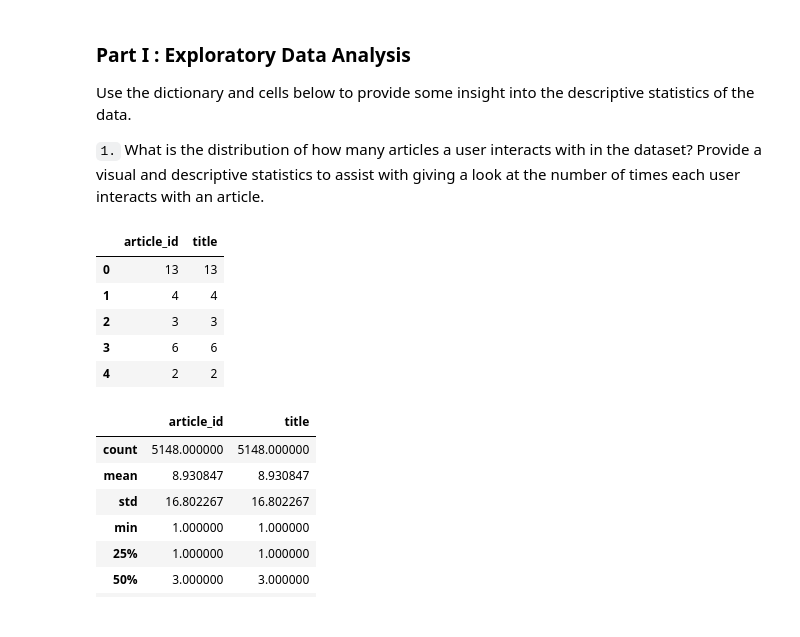
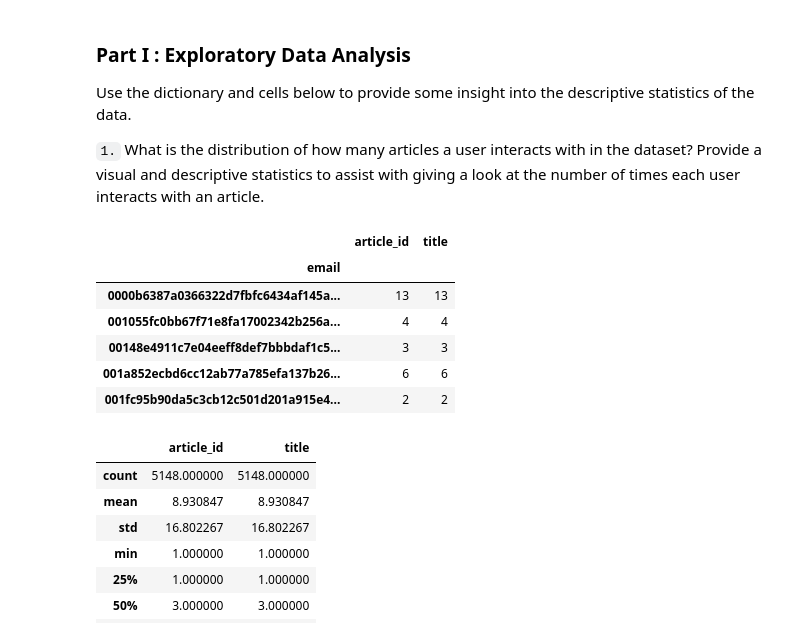
Before and after one commit to cerionXLII/RecommendationsWithIBM, a Jupyter notebook: src/Recommendations_with_IBM.ipynb, the cells around one changed output. Drawn from its saved outputs; the diff is of its cells as text; code cells hidden in the pictures.

```diff
--- a/src/Recommendations_with_IBM.ipynb
+++ b/src/Recommendations_with_IBM.ipynb
@@ -54,0 +83,4 @@ df_content.head()
+# %%
+#Convert the article_id to int
+df['article_id'] = df['article_id'].astype('int64')
+df.info()
@@ -61,15 +104,16 @@ Use the dictionary and cells below to provide some insight into the descriptive
 # %%
 articlesPerUser = (df.groupby(['email'])
                     .count()
-                    .reset_index(drop=True))
+                  )#.reset_index(drop=True))
 articlesPerUser.head()
 # %% [output]
 |  | article_id | title |
-| 0 | 13 | 13 |
-| 1 | 4 | 4 |
-| 2 | 3 | 3 |
-| 3 | 6 | 6 |
-| 4 | 2 | 2 |
+| email |  |  |
+| 0000b6387a0366322d7fbfc6434af145a... | 13 | 13 |
+| 001055fc0bb67f71e8fa17002342b256a... | 4 | 4 |
+| 00148e4911c7e04eeff8def7bbbdaf1c5... | 3 | 3 |
+| 001a852ecbd6cc12ab77a785efa137b26... | 6 | 6 |
+| 001fc95b90da5c3cb12c501d201a915e4... | 2 | 2 |
 # %%
 articlesPerUser.describe()
 # %% [output]
```
Also changed, not shown: parts of 17 cells of this notebook, 1 other file.
